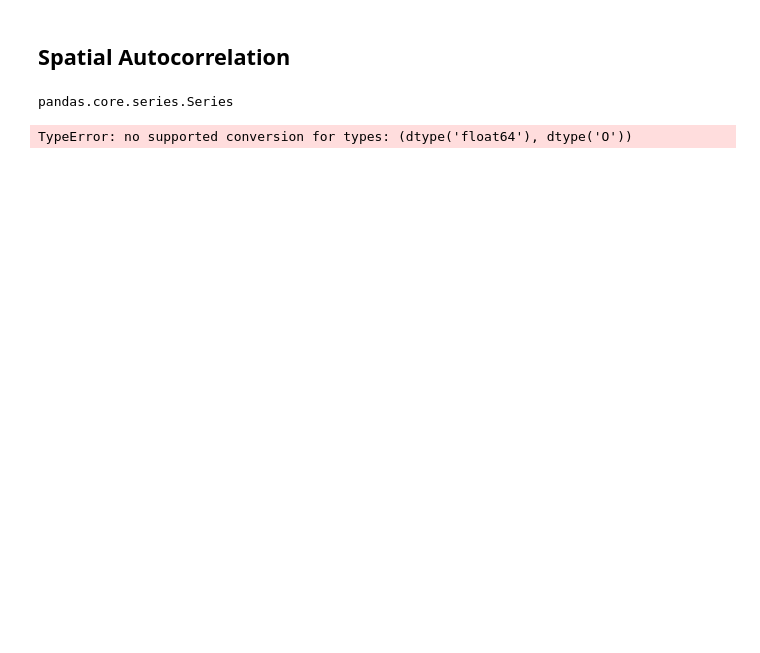
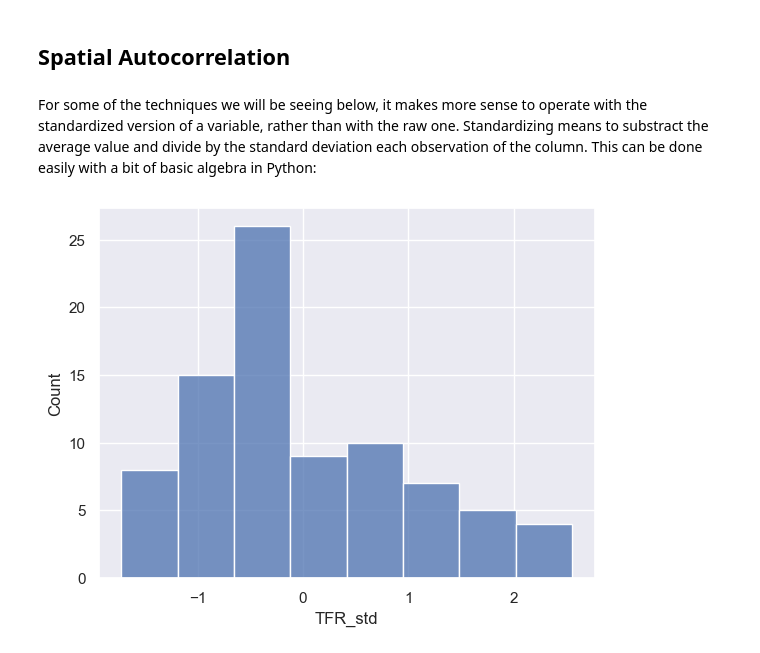
Before and after one commit to agnesutovaite/geospatial, a Jupyter notebook: project_notebook - Agne.ipynb, the cells around one changed output. Drawn from its saved outputs; the diff is of its cells as text; code cells hidden in the pictures; blank space fills up the shorter version.

```diff
--- a/project_notebook - Agne.ipynb
+++ b/project_notebook - Agne.ipynb
@@ -119,12 +126,18 @@ import geopandas as gpd
 import numpy as np
 import contextily as cx
 import matplotlib.pyplot as plt
-# %%
-type(gdf['fer_rate'])
-# %% [output]
-pandas.core.series.Series
 # %%
 # gdf['w_Pct_Leave'] = weights.lag_spatial(w, br['Pct_Leave']) # we pass the weights object and the column with values to base the spatial lag on
-gdf['w_fer_rate'] = weights.lag_spatial(w_queen, gdf['fer_rate']) # we pass the weights object and the column with values to base the spatial lag on
+gdf['w_TFR'] = weights.lag_spatial(w_queen, gdf['TFR']) # we pass the weights object and the column with values to base the spatial lag on
-# %% [output]
-TypeError: no supported conversion for types: (dtype('float64'), dtype('O'))
+# %% [markdown]
+For some of the techniques we will be seeing below, it makes more sense to operate with the standardized version of a variable, rather than with the raw one. Standardizing means to substract the average value and divide by the standard deviation each observation of the column. This can be done easily with a bit of basic algebra in Python:
+# %%
+gdf['TFR_std'] = (
+    gdf['TFR'] - gdf['TFR'].mean()
+) / gdf['TFR'].std()
+# %%
+gdf['w_TFR_std'] = weights.lag_spatial(w_queen, gdf['TFR_std'])
+# %%
+sns.histplot(gdf.TFR_std);
+# %% [output]
+[figure, added]
```
Also changed, not shown: parts of 42 cells of this notebook, 18 other files.
